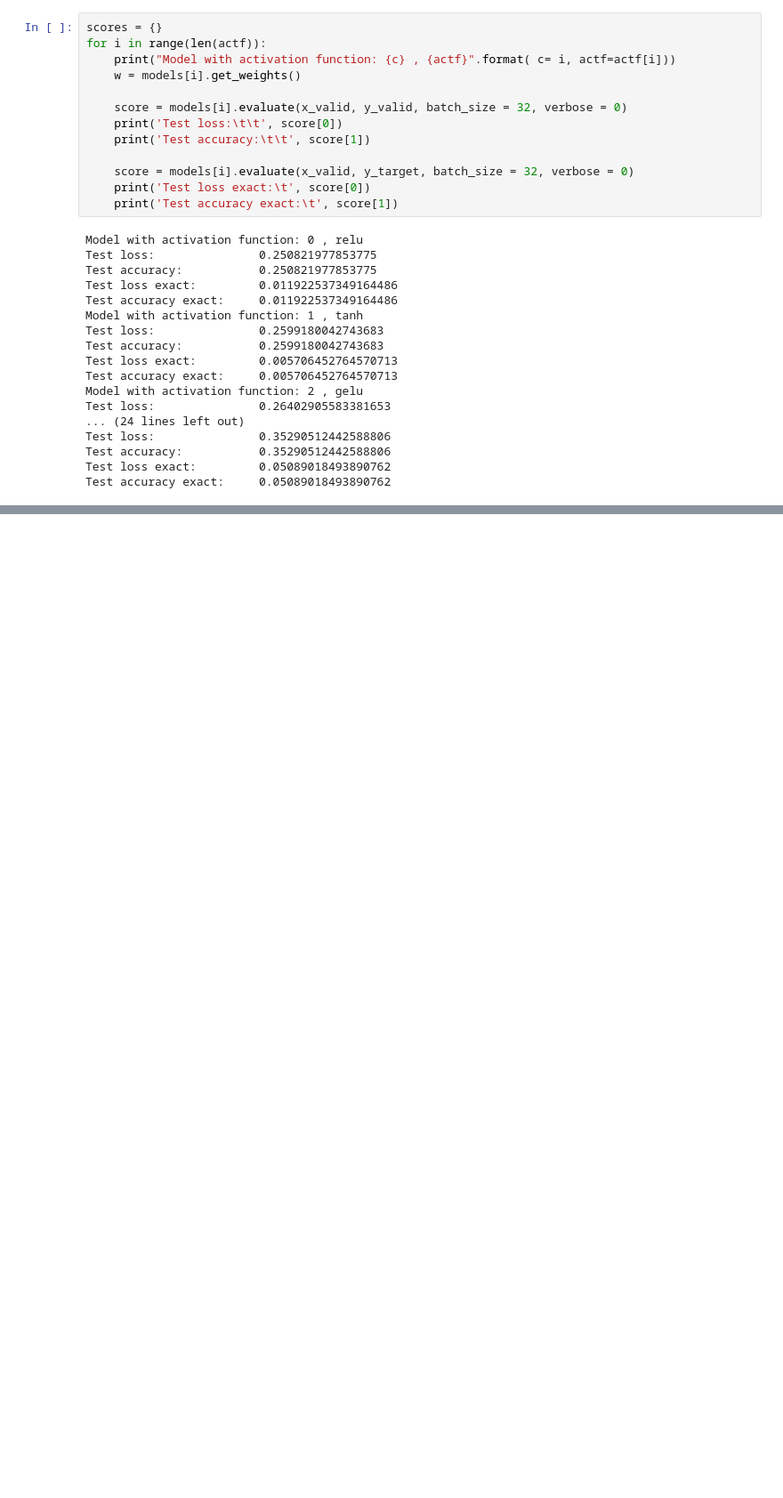
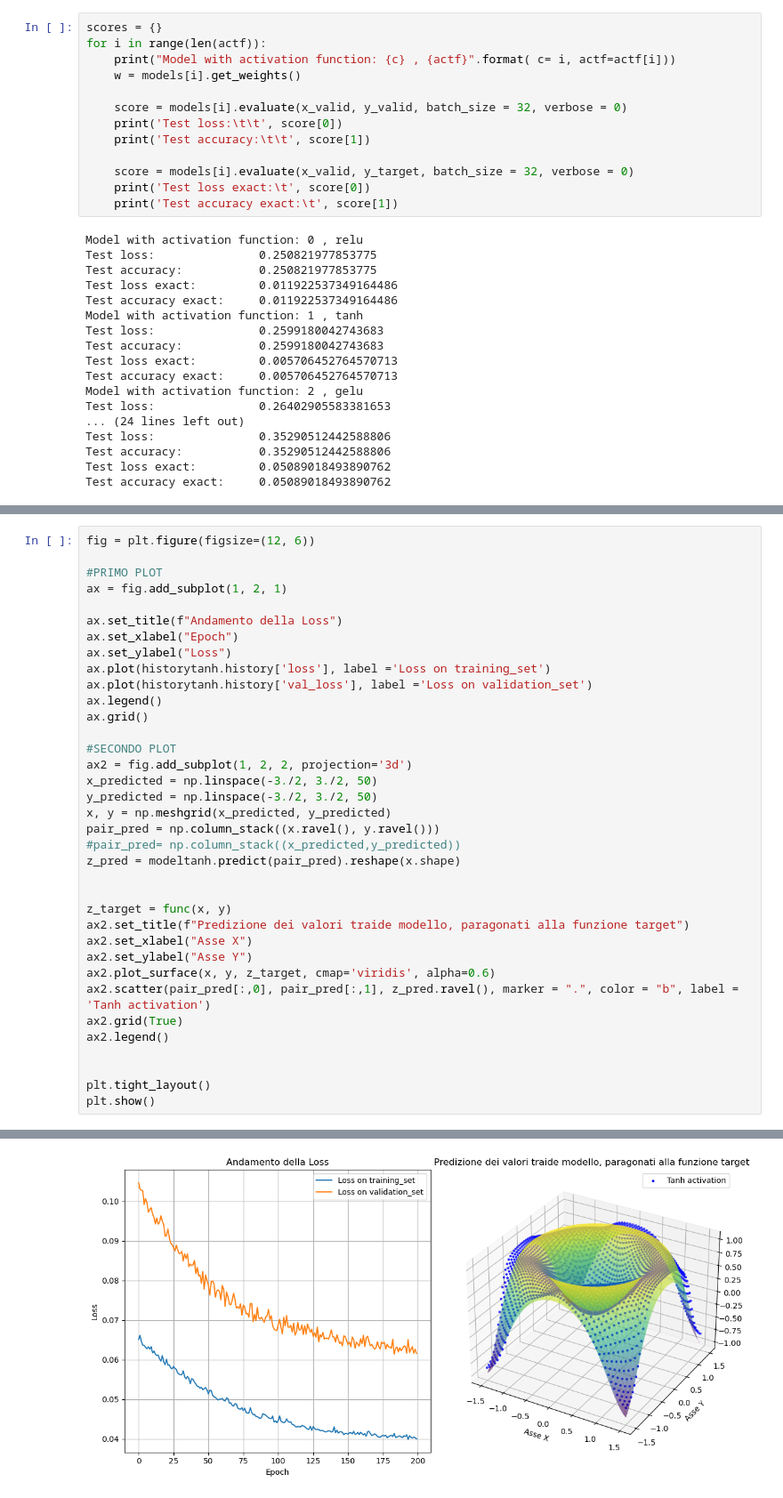
Before and after one commit to simonelance/labsimnum, a Jupyter notebook: Esercizi11/esercizio11.ipynb, the cells around one changed output, grey strips where cells are left out. Shown at 89% size. Drawn from its saved outputs; the diff is of its cells as text; blank space fills up the shorter version.

```diff
--- a/Esercizi11/esercizio11.ipynb
+++ b/Esercizi11/esercizio11.ipynb
@@ -411,0 +569,37 @@ plt.show()
+# %%
+fig = plt.figure(figsize=(12, 6))
+
+#PRIMO PLOT
+ax = fig.add_subplot(1, 2, 1)
+
+ax.set_title(f"Andamento della Loss")
+ax.set_xlabel("Epoch")
+ax.set_ylabel("Loss")
+ax.plot(historytanh.history['loss'], label ='Loss on training_set')
+ax.plot(historytanh.history['val_loss'], label ='Loss on validation_set')
+ax.legend()
+ax.grid()
+
+#SECONDO PLOT
+ax2 = fig.add_subplot(1, 2, 2, projection='3d')
+x_predicted = np.linspace(-3./2, 3./2, 50)
+y_predicted = np.linspace(-3./2, 3./2, 50)
+x, y = np.meshgrid(x_predicted, y_predicted)
+pair_pred = np.column_stack((x.ravel(), y.ravel()))
+#pair_pred= np.column_stack((x_predicted,y_predicted))
+z_pred = modeltanh.predict(pair_pred).reshape(x.shape)
+
+
+z_target = func(x, y)
+ax2.set_title(f"Predizione dei valori traide modello, paragonati alla funzione target")
+ax2.set_xlabel("Asse X")
+ax2.set_ylabel("Asse Y")
+ax2.plot_surface(x, y, z_target, cmap='viridis', alpha=0.6)
+ax2.scatter(pair_pred[:,0], pair_pred[:,1], z_pred.ravel(), marker = ".", color = "b", label = 'Tanh activation')
+ax2.grid(True)
+ax2.legend()
+
+
+plt.tight_layout()
+plt.show()
+# %% [output]
@@ -411,0 +607 @@ plt.show()
+[figure, added]
```
Also changed, not shown: parts of 38 cells of this notebook, 2 other files.
